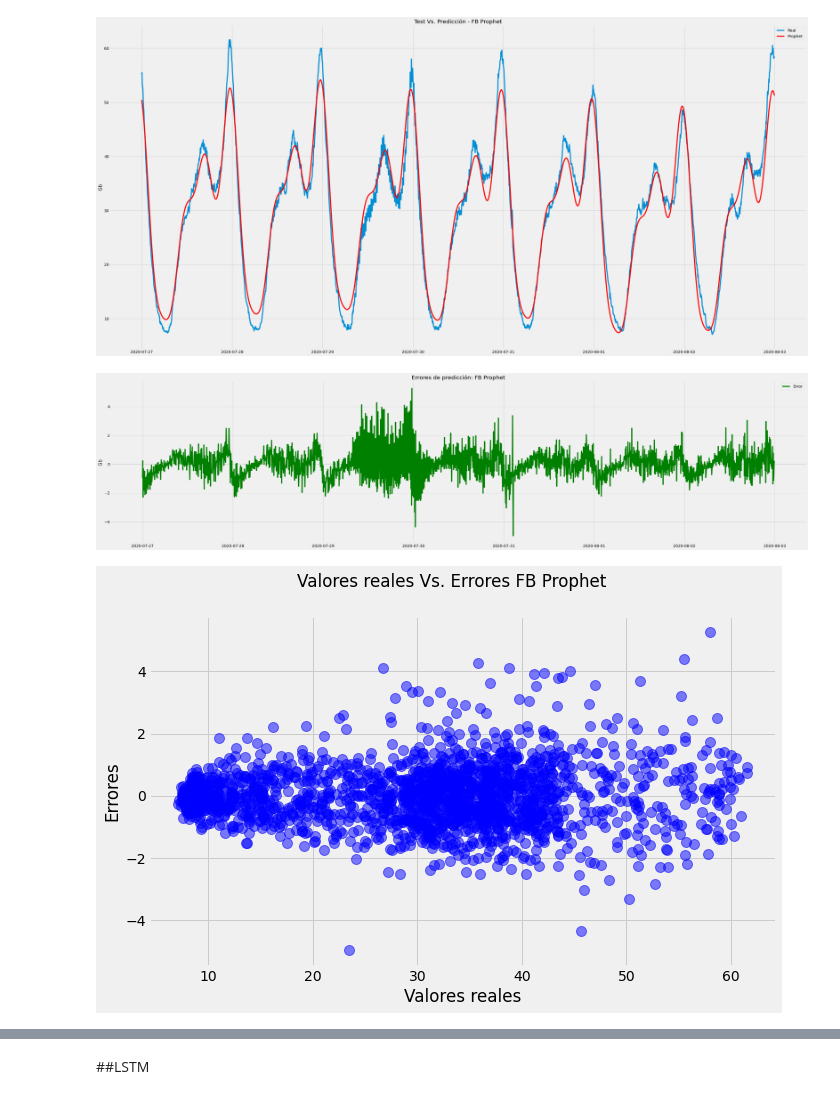
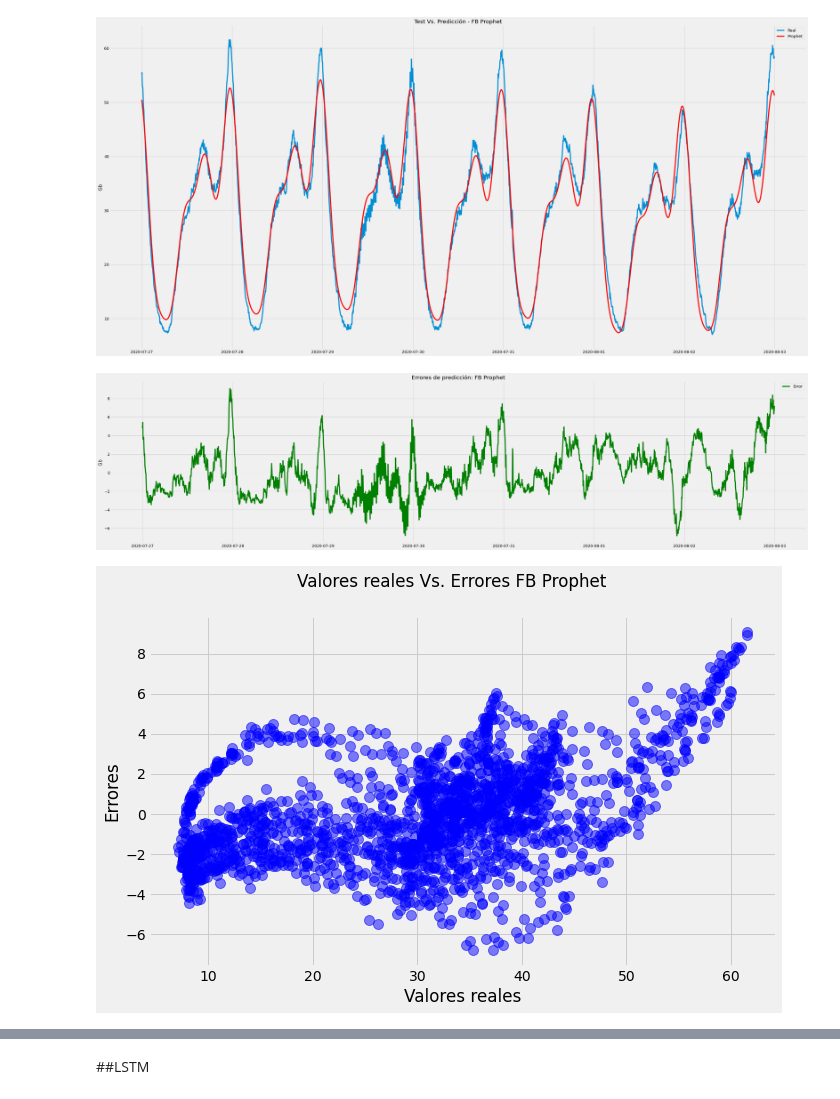
Before and after one commit to MMenino/11MBIG_TFM, a Jupyter notebook: Modelos.ipynb, the cells around one changed output, grey strips where cells are left out. Cells and saved outputs as stored; diff of their text form; code cells hidden in the pictures.

```diff
--- a/Modelos.ipynb
+++ b/Modelos.ipynb
@@ -447,8 +454,9 @@ fig2 = m.plot_components(forecast)
 # %% [output]
 [figure]
 # %%
+errores_prophet=serie_test.values - forecast[['yhat']]
 print('Resultados Test FB Prophet')
-regression_results(serie_test.values, forecast['yhat'])
+regression_results(serie_test.values, forecast[['yhat']])
 print('Duración total [sg]: ',round(tiempos_training[-1]-tiempos_training[0] + tiempos_pred[-1]-tiempos_pred[0], 0))
 # %% [output]
 Resultados Test FB Prophet
@@ -476,24 +484,24 @@ plt.style.use('fivethirtyeight')
 plt.figure(figsize=[40,10])
 plt.ylabel('Gb')
 plt.title('Errores de predicción: FB Prophet')
-plt.plot(serie_test.index, errores_naive, color='green', label='Error')
+plt.plot(serie_test.index, errores_prophet, color='green', label='Error')
 plt.legend()
 plt.show()
 # %% [output]
-[figure, old version]
+[figure, new version]
 # %%
 #Gráfico de dispersión errores frente a valores real
 plt.close()
 fig, ax = plt.subplots(1, figsize=(10, 6))
 fig.suptitle('Valores reales Vs. Errores FB Prophet')
 # Create the Scatter Plot
-ax.scatter(serie_test.values, errores_naive,
+ax.scatter(serie_test.values, errores_prophet,
             color="blue",    # Color of the dots
             s=100,           # Size of the dots
             alpha=0.5,       # Alpha/transparency of the dots (1 is opaque, 0 is transparent)
             linewidths=1)    # Size of edge around the dots
 plt.xlabel('Valores reales')
 plt.ylabel('Errores')
 plt.show()
 # %% [output]
-[figure, old version]
+[figure, new version]
```
Also changed, not shown: parts of 19 cells of this notebook.
